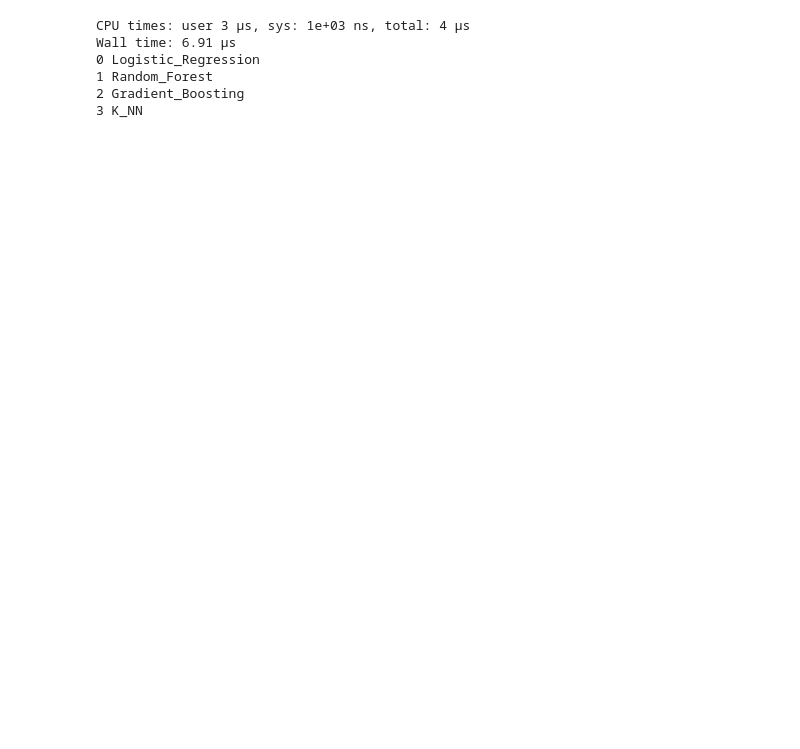
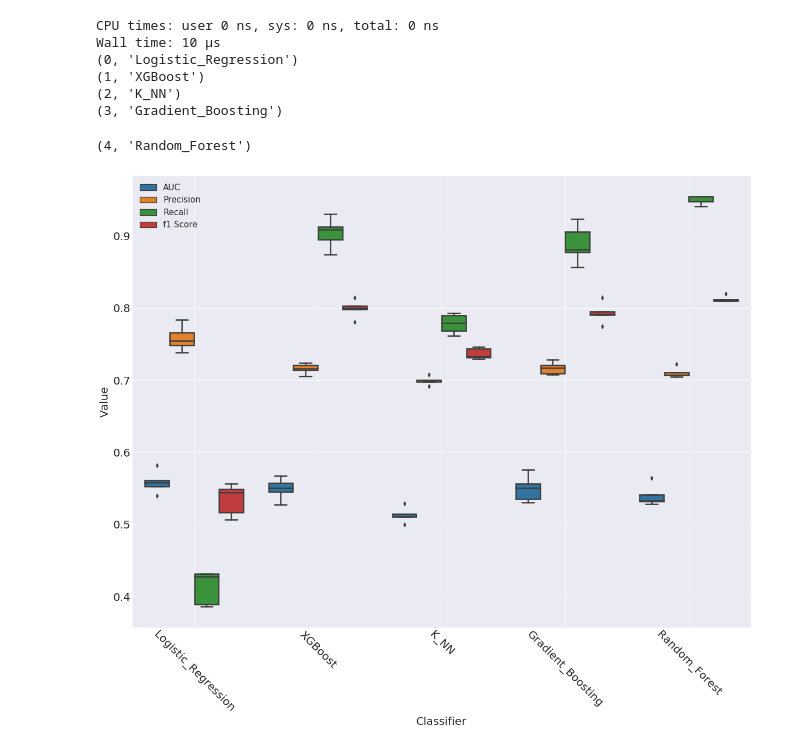
Before and after one commit to peppescavo/case_study_1, a Jupyter notebook: 3_testing_models.ipynb, the cells around one changed output. Saved outputs shown, nothing was run; the diff lists cells and outputs as text; code cells hidden in the pictures; blank space fills up the shorter version.

```diff
--- a/3_testing_models.ipynb
+++ b/3_testing_models.ipynb
@@ -25,7 +25,7 @@ preprocessed_entire_set = pd.read_csv('data/preprocessed_entire_set.csv', sep=';
 entire_target = pd.read_csv('data/entire_target.csv', sep=';')
 # %%
 %time
-classifier_ls = ['Logistic_Regression', 'Random_Forest', 'Gradient_Boosting', 'K_NN']
+classifier_ls = ['Logistic_Regression', 'Random_Forest', 'Gradient_Boosting', 'K_NN', 'XGBoost']
 classifier_dc = {
     'Logistic_Regression': LogisticRegression(
         class_weight='balanced',
@@ -33,7 +33,7 @@ classifier_dc = {
         max_iter= 10000),
 
     'Random_Forest': RandomForestClassifier(
-        n_estimators=50,
+        n_estimators=1000,
         class_weight='balanced'),
 
     'Gradient_Boosting': GradientBoostingClassifier(
@@ -41,11 +41,24 @@ classifier_dc = {
 
     'K_NN': KNeighborsClassifier(
         n_neighbors=5,
-        weights='distance')
+        weights='distance'),
 
+    'XGBoost': XGBClassifier(
+        eta = 0.01,
+        max_depth=1,
+        base_score=0.5,
+        subsample=0.8,
+        colsample_bytree=0.8,
+        gamma=1,
+        min_child_weight= 12,
+        n_estimators=319,
+        n_jobs=-1,
+        nthread=None,
+        objective = 'binary:logistic',
+        eval_metric ='auc')
 }
 
-n_trials = 3
+n_trials = 5
 test_size_rt = 0.2
 
 score_ls = []
@@ -74,9 +87,10 @@ for ic, (cl_name, Classifier) in enumerate(classifier_dc.items()):
         F1 = f1_score(temp_y_test, np.ravel(pred_labels), average='binary')
         score_ls.append([cl_name, F1,'f1 Score'])
 # %% [output]
-CPU times: user 3 µs, sys: 1e+03 ns, total: 4 µs
-Wall time: 6.91 µs
-0 Logistic_Regression
-1 Random_Forest
-2 Gradient_Boosting
-3 K_NN
+CPU times: user 0 ns, sys: 0 ns, total: 0 ns
+Wall time: 10 µs
+(0, 'Logistic_Regression')
+(1, 'XGBoost')
+(2, 'K_NN')
+(3, 'Gradient_Boosting')
+(4, 'Random_Forest')
@@ -106,3 +97,14 @@ roc_auc
 # %%
 metrics_df = pd.DataFrame(score_ls, columns=['Classifier','Score','Score_type'])
+# %%
+plt.figure(figsize=(20,15))
+ax = sns.boxplot(x="Classifier", y="Score", hue="Score_type", data=metrics_df, linewidth=2.5)
+ax.set_xlabel("Classifier",fontsize=20)
+ax.set_ylabel("Value",fontsize=20)
+plt.tick_params(labelsize=20)
+plt.xticks(rotation= -45)
+plt.legend(fontsize=(15))
+plt.grid(True)
+# %% [output]
+[figure, added]
 # %%
```
Also changed, not shown: parts of 7 cells of this notebook, 6 other files.
